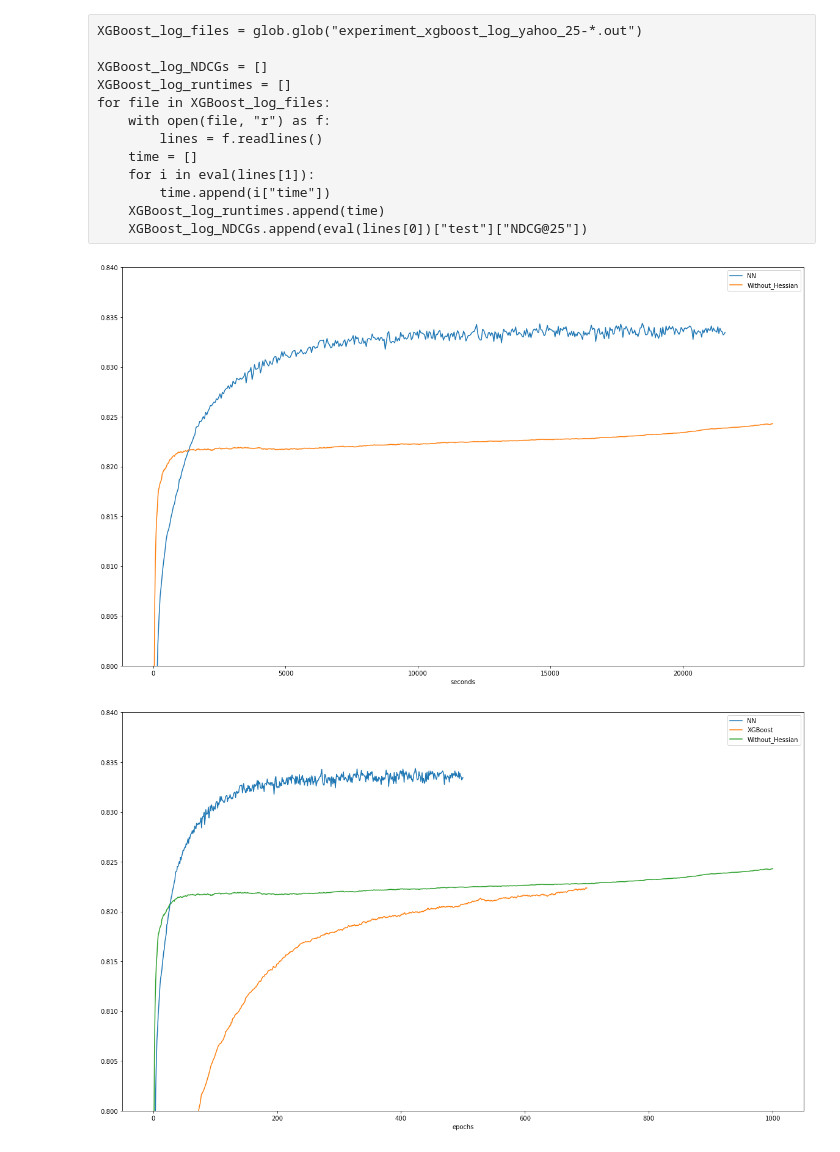
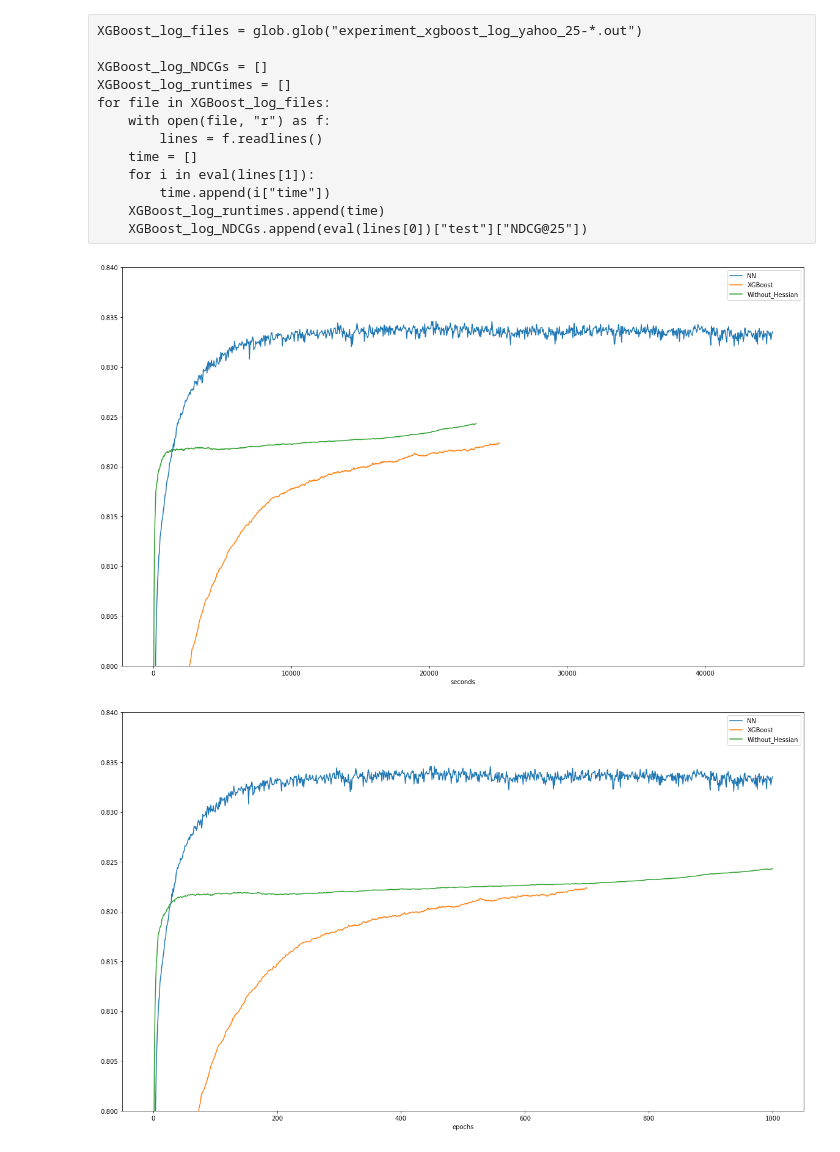
Before and after one commit to jkang98/plrank-short-paper, a Jupyter notebook: experiments/yahoo/K=25/plot_K_25_yahoo.ipynb, the cells around one changed output. Cells and saved outputs as stored; diff of their text form; code cells hidden in the pictures.

```diff
--- a/experiments/yahoo/K=25/plot_K_25_yahoo.ipynb
+++ b/experiments/yahoo/K=25/plot_K_25_yahoo.ipynb
@@ -79,40 +79,40 @@ for file in Without_Hessian_files:
 # %%
 plt.figure(figsize=(20, 12))
 plt.plot(
     np.mean(np.array(NN_runtimes), axis=0),
     np.mean(np.array(NN_NDCGs), axis=0),
     label="NN",
 )
 # plt.plot(
 #     np.mean(np.array(NN_log_runtimes), axis=0),
 #     np.mean(np.array(NN_log_NDCGs), axis=0),
 #     label="NN_log",
 # )
-# plt.plot(
-#     np.mean(np.array(XGBoost_runtimes), axis=0),
-#     np.mean(np.array(XGBoost_NDCGs), axis=0),
-#     label="XGBoost",
-# )
+plt.plot(
+    np.mean(np.array(XGBoost_runtimes), axis=0),
+    np.mean(np.array(XGBoost_NDCGs), axis=0),
+    label="XGBoost",
+)
 # plt.plot(
 #     np.mean(np.array(XGBoost_log_runtimes), axis=0),
 #     np.mean(np.array(XGBoost_log_NDCGs), axis=0),
 #     label="XGBoost_log",
 # )
 plt.plot(
     np.mean(np.array(Without_Hessian_runtimes), axis=0),
     np.mean(np.array(Without_Hessian_NDCGs), axis=0),
     label="Without_Hessian",
 )
 plt.ylim(0.80, 0.84)
 plt.legend()
 plt.xlabel("seconds")
 plt.show()
 # %% [output]
-[figure, old version]
+[figure, new version]
 # %%
 plt.figure(figsize=(20, 12))
 plt.plot(
-    np.arange(0, 501), np.mean(np.array(NN_NDCGs), axis=0), label="NN",
+    np.arange(0, 1001), np.mean(np.array(NN_NDCGs), axis=0), label="NN",
 )
 # plt.plot(
 #     np.arange(0, 501), np.mean(np.array(NN_log_NDCGs), axis=0), label="NN_log",
@@ -133,4 +133,4 @@ plt.legend()
 plt.xlabel("epochs")
 plt.show()
 # %% [output]
-[figure, old version]
+[figure, new version]
```
Also changed, not shown: parts of 2 cells of this notebook, 51 other files.
